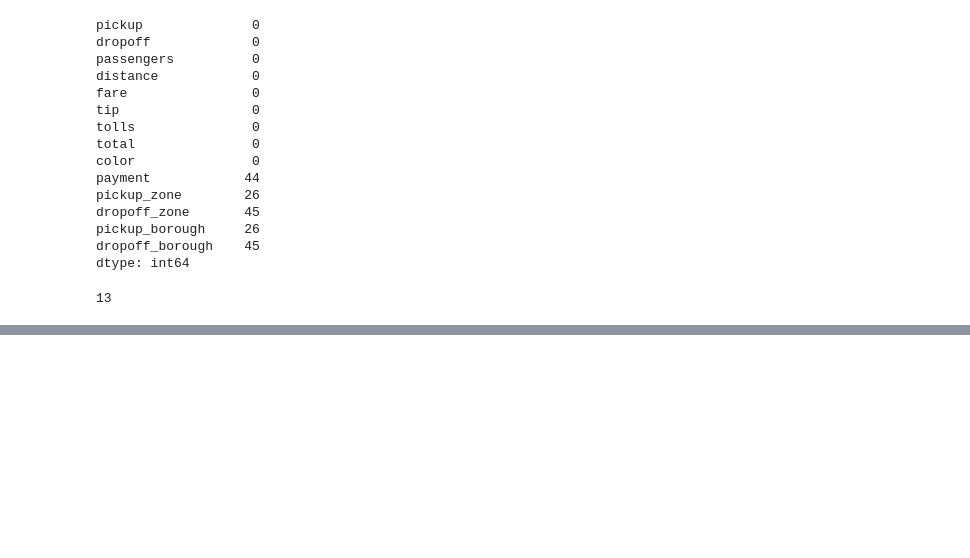
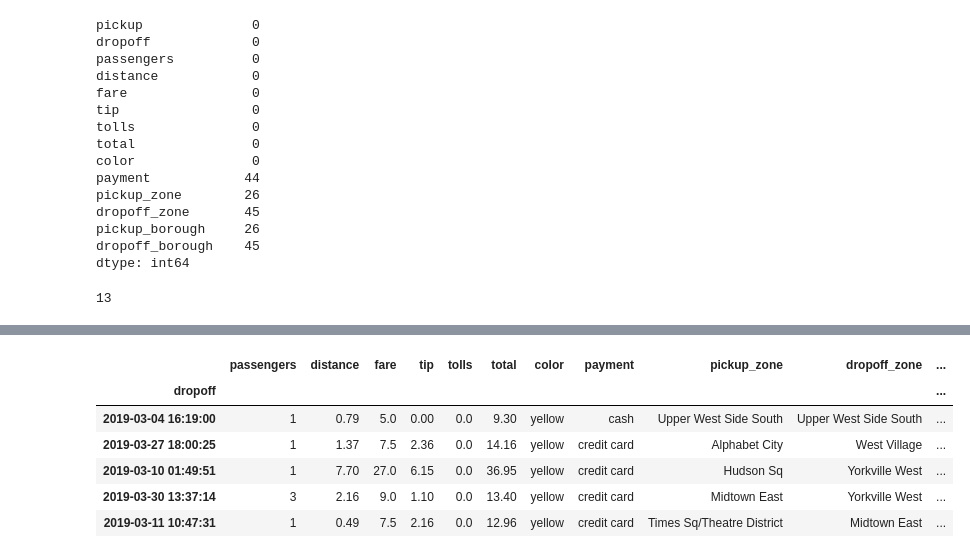
Before and after one commit to aakarshitpathak/data-analyst, a Jupyter notebook: practice_pandas.ipynb, the cells around one changed output, grey strips where cells are left out. Cells and saved outputs as stored; diff of their text form; code cells hidden in the pictures; blank space fills up the shorter version.

```diff
--- a/practice_pandas.ipynb
+++ b/practice_pandas.ipynb
@@ -107,0 +146,12 @@ df['fare']=df['fare'].fillna(avg_fare)
+# %%
+df=df.set_index('dropoff')
+df=df.drop(labels='2019-03-23 20:27:24')
+df.head()
+# %% [output]
+|  | passengers | distance | fare | tip | tolls | total | color | payment | pickup_zone | dropoff_zone | ... |
+| dropoff |  |  |  |  |  |  |  |  |  |  | ... |
+| 2019-03-04 16:19:00 | 1 | 0.79 | 5.0 | 0.00 | 0.0 | 9.30 | yellow | cash | Upper West Side South | Upper West Side South | ... |
+| 2019-03-27 18:00:25 | 1 | 1.37 | 7.5 | 2.36 | 0.0 | 14.16 | yellow | credit card | Alphabet City | West Village | ... |
+| 2019-03-10 01:49:51 | 1 | 7.70 | 27.0 | 6.15 | 0.0 | 36.95 | yellow | credit card | Hudson Sq | Yorkville West | ... |
+| 2019-03-30 13:37:14 | 3 | 2.16 | 9.0 | 1.10 | 0.0 | 13.40 | yellow | credit card | Midtown East | Yorkville West | ... |
+| 2019-03-11 10:47:31 | 1 | 0.49 | 7.5 | 2.16 | 0.0 | 12.96 | yellow | credit card | Times Sq/Theatre District | Midtown East | ... |
```
Also changed, not shown: parts of 3 cells of this notebook.
